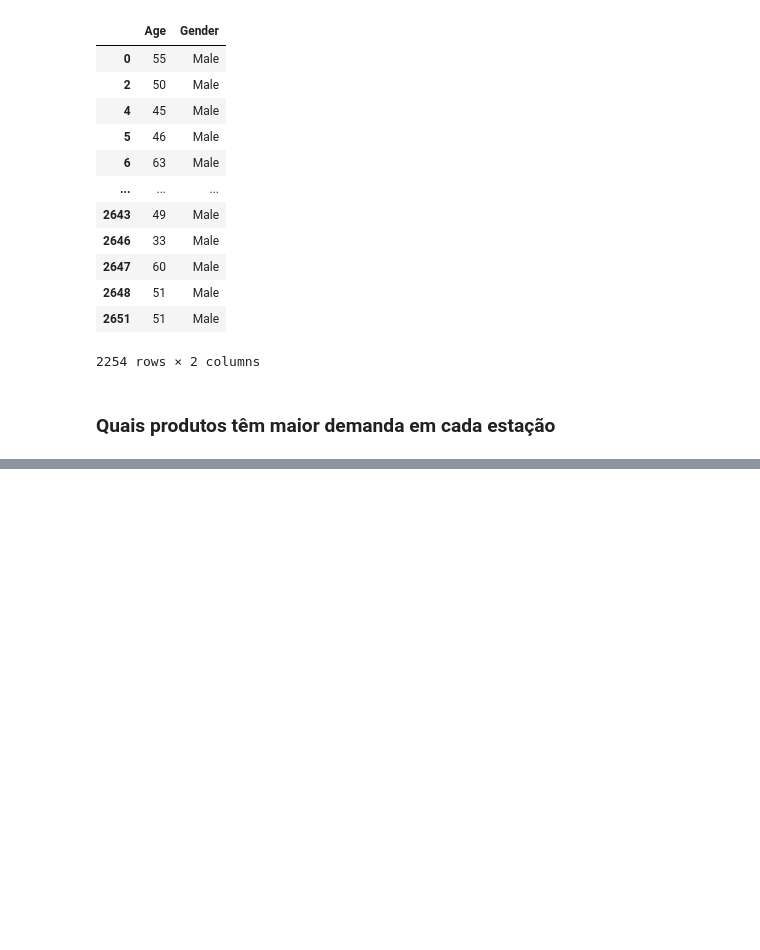
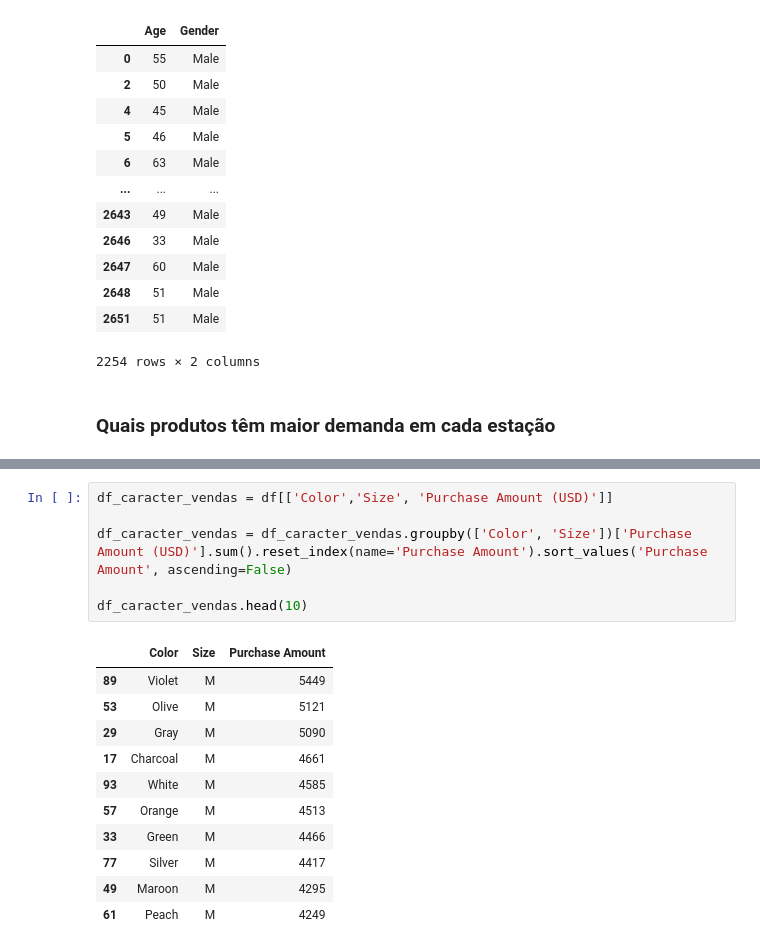
Before and after one commit to lucasz-g/Projetos-Pandas, a Jupyter notebook: Projetos/Projeto Shopping Trends/analise.ipynb, the cells around one changed output, grey strips where cells are left out. Saved outputs shown, nothing was run; the diff lists cells and outputs as text; blank space fills up the shorter version.

```diff
--- a/Projetos/Projeto Shopping Trends/analise.ipynb
+++ b/Projetos/Projeto Shopping Trends/analise.ipynb
@@ -174,0 +246,18 @@ df_item_season
+# %%
+df_caracter_vendas = df[['Color','Size', 'Purchase Amount (USD)']]
+
+df_caracter_vendas = df_caracter_vendas.groupby(['Color', 'Size'])['Purchase Amount (USD)'].sum().reset_index(name='Purchase Amount').sort_values('Purchase Amount', ascending=False)
+
+df_caracter_vendas.head(10)
+# %% [output]
+|  | Color | Size | Purchase Amount |
+| 89 | Violet | M | 5449 |
+| 53 | Olive | M | 5121 |
+| 29 | Gray | M | 5090 |
+| 17 | Charcoal | M | 4661 |
+| 93 | White | M | 4585 |
+| 57 | Orange | M | 4513 |
+| 33 | Green | M | 4466 |
+| 77 | Silver | M | 4417 |
+| 49 | Maroon | M | 4295 |
+| 61 | Peach | M | 4249 |
```
Also changed, not shown: parts of 14 cells of this notebook, 4 other files.
